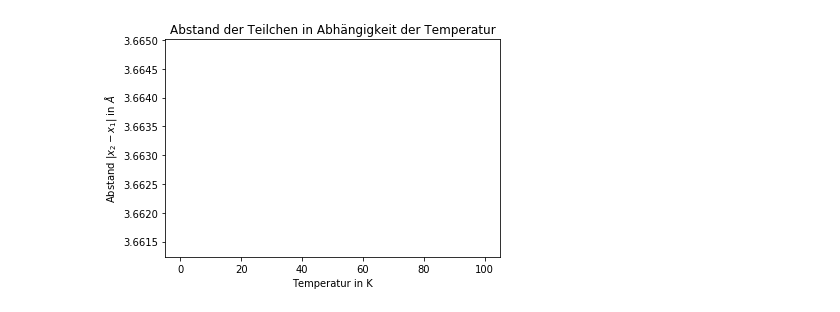
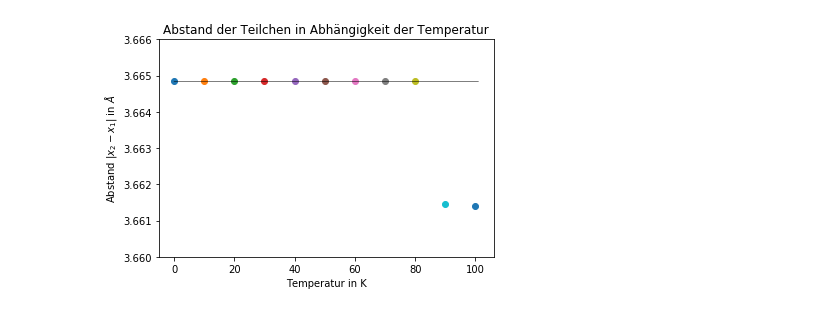
Before and after one commit to ehmzett/Keplerproblem, a Jupyter notebook: Molekulardynamik.ipynb, the cells around one changed output. Drawn from its saved outputs; the diff is of its cells as text; code cells hidden in the pictures.

```diff
--- a/Molekulardynamik.ipynb
+++ b/Molekulardynamik.ipynb
@@ -228,12 +197,14 @@ plt.show
 # %%
+w = 3.265*(2**(1/6))*np.ones(10000)
 for i in range(0,101,10):
     t, T1, T2 = leapfrog1D(x,i,Z,m,L,tau,nstep,0)
     mean_abst = np.mean(np.abs(T1-T2))
-    plt.plot(i, mean_abst)
-
+    plt.scatter(i, mean_abst, marker='o')
+plt.plot(np.linspace(0,101,10000), w, linewidth=0.5, color='k')
 plt.title("Abstand der Teilchen in Abhängigkeit der Temperatur")
 plt.xlabel("Temperatur in K")
 plt.ylabel("Abstand $|x_2-x_1|$ in $\AA$")
+plt.ylim(3.660, 3.666)
 plt.show()
 # %% [output]
-[figure, old version]
+[figure, new version]
```
Also changed, not shown: parts of 12 cells of this notebook.
